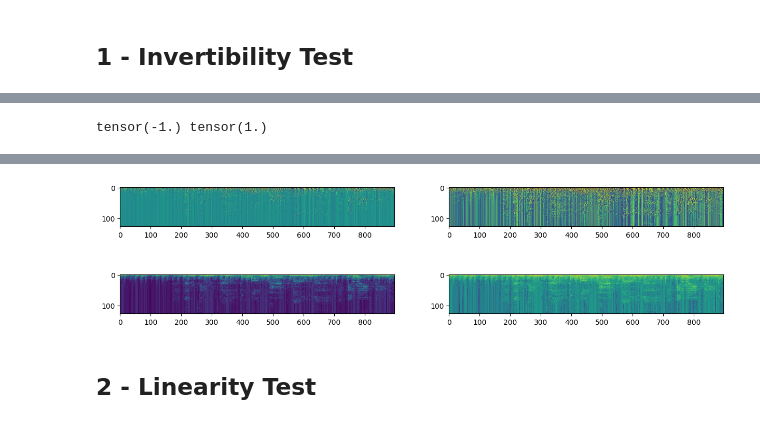
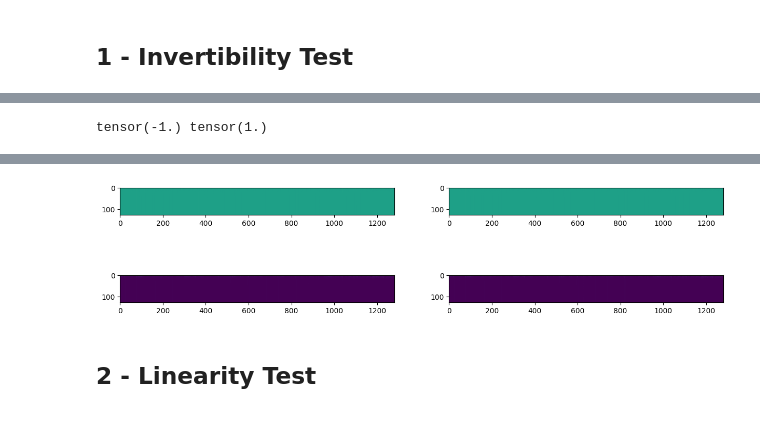
Before and after one commit to wkzng/iSincNet, a Jupyter notebook: demo.ipynb, the cells around one changed output, grey strips where cells are left out. Cells and saved outputs as stored; diff of their text form; code cells hidden in the pictures.

```diff
--- a/demo.ipynb
+++ b/demo.ipynb
@@ -27,40 +27,24 @@ audio_loader = WaveformLoader(sample_rate=SAMPLE_RATE, chunk_duration=CHUNK_DURA
 # %% [output]
 Initialising waveform loader with sample rate sr:16000...
 # %%
-model : SincNet = SincNet(scale="lin").load_pretrained_weights(weights_folder="pretrained").eval().to(device)
+model : SincNet = SincNet().load_pretrained_weights(weights_folder="pretrained").eval().to(device)
 # %% [output]
 Loading SincNet:pretrained/16000_128_127_real_lin_causal.ckpt...
 # %% [markdown]
 ## 1 - Invertibility Test
 # %%
 audio_pathes = {
-    0:"audio/ashcraft-divae-matris.wav",
-    #1:"audio/astronautica-reasons.m4a",
-    2:"audio/ashcraft-pathes-of-words.mp3",
-    3:"audio/Hypersense.mp3",
-    4:"audio/jordan-f-feel-my-love-feat-quails-our-destiny-above-us.mp3",
-    5:"audio/Sessionbuilder-preview.mp3",
-    6:"audio/space-of-soul.mp3",
-    7:"audio/stellardrone-billions-and-billions-spaceambient.mp3",
-    8:"audio/kyara-world-edge.mp3",
-    9:"audio/tonight.mp3",
-    10:"audio/15033000.mp3",
-    11:"audio/16366200.mp3",
-    12:"audio/16129994.mp3",
-    13:"audio/16176213.mp3",
-    14:"audio/mecha-maiko-cold-feat-dana-jean-phoenix.mp3",
-    15:"audio/miami-nights-1984-accelerated.mp3",
-    16:"audio/nina-empire-of-love.mp3",
-    17:"audio/nina-sleepwalking.mp3",
-    18:"audio/samplerules/drum-n-bass/15827805.mp3",
-    19:"audio/samplerules/drum-n-bass/15890486.mp3",
-    20:"audio/samplerules/drum-n-bass/16181815.mp3",
-    21:"audio/samplerules/drum-n-bass/16193249.mp3",
-    22:"audio/samplerules/drum-n-bass/16252608.mp3"
+    1:"audio/invertibility/ashcraft-divae-matris.wav",
+    2:"audio/invertibility/ashcraft-pathes-of-words.mp3",
+    3:"audio/invertibility/15033000.mp3",
+    4:"audio/invertibility/16366200.mp3",
+    5:"audio/invertibility/16129994.mp3",
+    6:"audio/invertibility/16176213.mp3",
+    7:"audio/invertibility/stellardrone-billions-and-billions.mp3"
 }
 
-audio_path = audio_pathes[17]
-waveform = audio_loader.load(audio_path, offset=21, duration=7)
+audio_path = audio_pathes[1]
+waveform = audio_loader.load(audio_path, offset=20, duration=10)
 
 plt.plot(waveform[0])
 ipd.Audio(waveform, rate=SAMPLE_RATE, autoplay=False)
@@ -87,42 +71,42 @@ with torch.no_grad():
     detokenized_wav = model.decode(sr)
 
     #apply mu-law-companding for visualization
-    s = compute_forward_mu_law_companding(s, q_bits=q_bits)
-    sr = compute_forward_mu_law_companding(sr, q_bits=q_bits)
+    #s = compute_forward_mu_law_companding(s, q_bits=q_bits)
+    #sr = compute_forward_mu_law_companding(sr, q_bits=q_bits)
 
 
 f, axes = plt.subplots(2, 2, figsize=(15, 4))
 y = s[0].detach().numpy()
 yr = sr[0].detach().numpy()
 
 axes[0,0].imshow(y)
 axes[1,0].imshow(np.abs(y))
 
 axes[0,1].imshow(yr)
 axes[1,1].imshow(np.abs(yr))
 
 # Create your Audio objects
 audio1 = ipd.Audio(reconstructed_wav, rate=SAMPLE_RATE, autoplay=False)
 audio2 = ipd.Audio(detokenized_wav, rate=SAMPLE_RATE, autoplay=False)
 # Embed them in HTML with flexbox for horizontal layout
 html_content = f"""
 <div style="display:flex; justify-content:space-around;">
     <div>
         <h3>Reconstructed waveform</h3>
         {audio1._repr_html_()}
     </div>
     <div>
         <h3>Detokenized waveform</h3>
         {audio2._repr_html_()}
     </div>
 </div>
 """
 # Display the HTML
 display(HTML(html_content))
 # %% [output]
 tensor(-1.) tensor(1.)
 [interactive output not drawn]
-[figure, old version]
+[figure, new version]
 # %% [markdown]
 ## 2 - Linearity Test
 # %%
```
Also changed, not shown: parts of 3 cells of this notebook, 1 other file.
